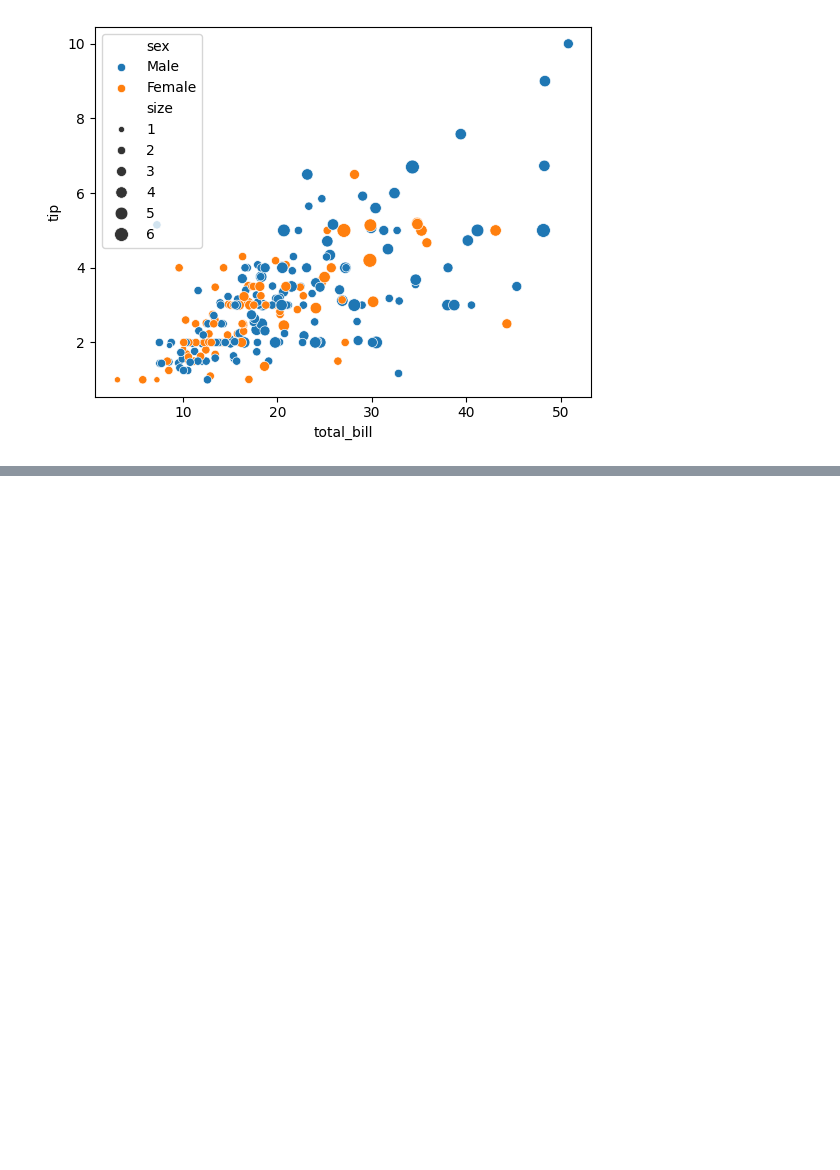
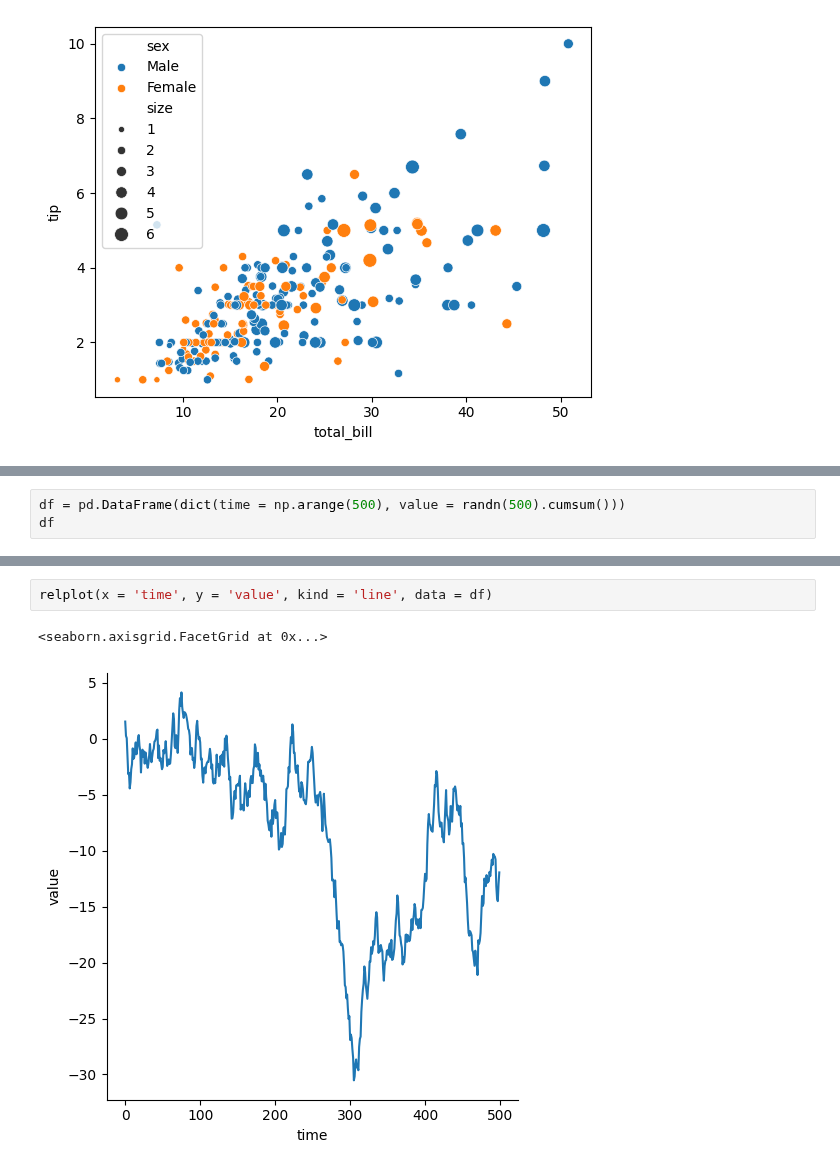
Before and after one commit to arashniroomand/MachineLearning, a Jupyter notebook: Practical_MasterClass/Seaborn.ipynb, the cells around one changed output, grey strips where cells are left out. Drawn from its saved outputs; the diff is of its cells as text; blank space fills up the shorter version.

Commit message:
working with seaborn

```diff
--- a/Practical_MasterClass/Seaborn.ipynb
+++ b/Practical_MasterClass/Seaborn.ipynb
@@ -68,0 +75,3 @@ sns.scatterplot(data=tips, x="total_bill", y="tip", hue="sex", size="size", size
+# %%
+df = pd.DataFrame(dict(time = np.arange(500), value = randn(500).cumsum()))
+df
@@ -68,0 +92,5 @@ sns.scatterplot(data=tips, x="total_bill", y="tip", hue="sex", size="size", size
+# %%
+relplot(x = 'time', y = 'value', kind = 'line', data = df)
+# %% [output]
+<seaborn.axisgrid.FacetGrid at 0x...>
+[figure, added]
```
Also changed, not shown: parts of 10 cells of this notebook.
